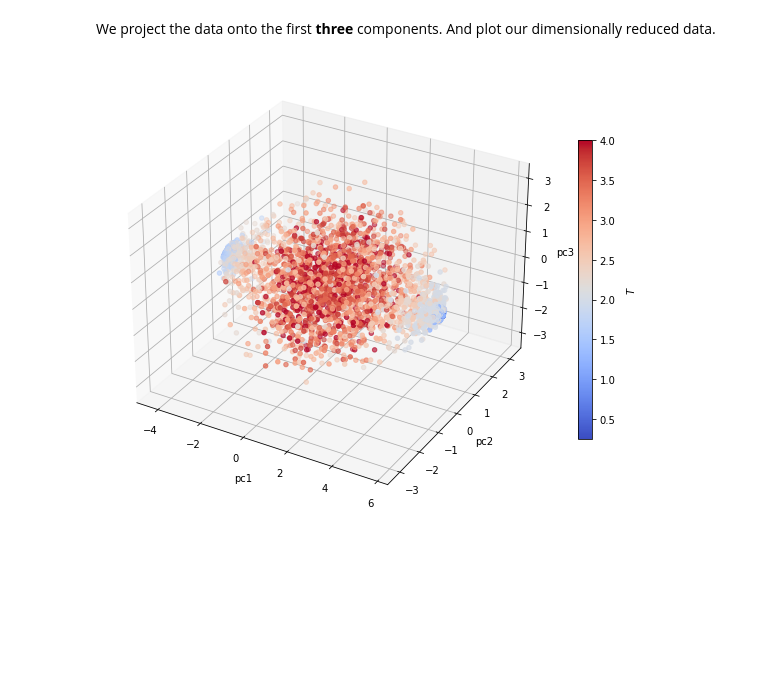
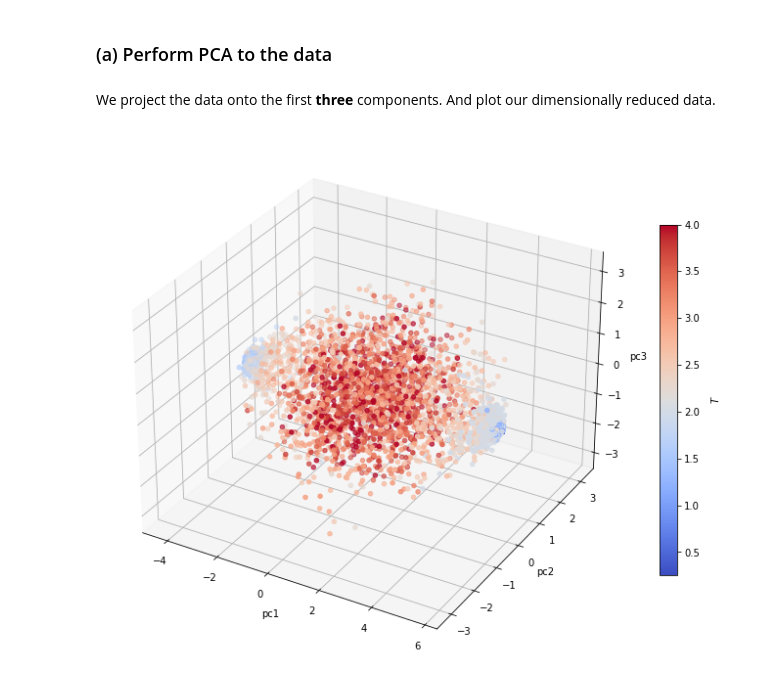
Before and after one commit to Marina17700/PHYS3151, a Jupyter notebook: HW4/hw4.ipynb, the cells around one changed output. Cells and saved outputs as stored; diff of their text form; code cells hidden in the pictures; blank space fills up the shorter version.

```diff
--- a/HW4/hw4.ipynb
+++ b/HW4/hw4.ipynb
@@ -9,11 +11,12 @@ Cloning into 'PHYS3151-Machine-Learning-in-Physics-2023'...
 # %%
 # spin configurations
-df1 = pd.read_csv("./PHYS3151-Machine-Learning-in-Physics-2023/principal-component-analysis/Ising_model/conf.csv",header=None)
+df1 = pd.read_csv(
+    "./PHYS3151-Machine-Learning-in-Physics-2023/principal-component-analysis/Ising_model/conf.csv", header=None)
 # temperature
-df2 = pd.read_csv("./PHYS3151-Machine-Learning-in-Physics-2023/principal-component-analysis/Ising_model/temp.csv",header=None)
+df2 = pd.read_csv(
+    "./PHYS3151-Machine-Learning-in-Physics-2023/principal-component-analysis/Ising_model/temp.csv", header=None)
 df1 = df1.to_numpy()
 df2 = df2.to_numpy()
 x = df1
 t = df2
 t = t.T
-# print(x)
@@ -33,2 +23,4 @@ U,sigma,VT=la.svd(cov) # sigma is eigenvalue, U is eigenvector
+# %% [markdown]
+### (a) Perform PCA to the data
 # %% [markdown]
 We project the data onto the first **three** components. And plot our dimensionally reduced data.
@@ -38,14 +27,18 @@ reduced_vec=np.dot(z,U_reduced)
+# %%
+from sklearn.decomposition import PCA
+
+pca = PCA(n_components=3)
+pc = pca.fit_transform(x)
 # %%
-from mpl_toolkits.mplot3d import axes3d
-
-fig = plt.figure(figsize=(10, 10))
+fig = plt.figure(figsize=(12, 12))
 ax = fig.add_subplot(projection='3d')
-p = ax.scatter(reduced_vec[:,0],reduced_vec[:,1],reduced_vec[:,2],c=t,cmap="coolwarm")
+p = ax.scatter(pc[:, 0], pc[:, 1], pc[:, 2], c=t, cmap="coolwarm")
 
 ax.set_xlabel('pc1')
 ax.set_ylabel('pc2')
 ax.set_zlabel('pc3')
 cb = fig.colorbar(p, shrink=0.55)
-cb.set_label(label='$T$',labelpad=10)
+cb.set_label(label='$T$', labelpad=10)
+plt.show()
 # %% [output]
-[figure, old version]
+[figure, new version]
```
Also changed, not shown: parts of 22 cells of this notebook, 1 other file.
